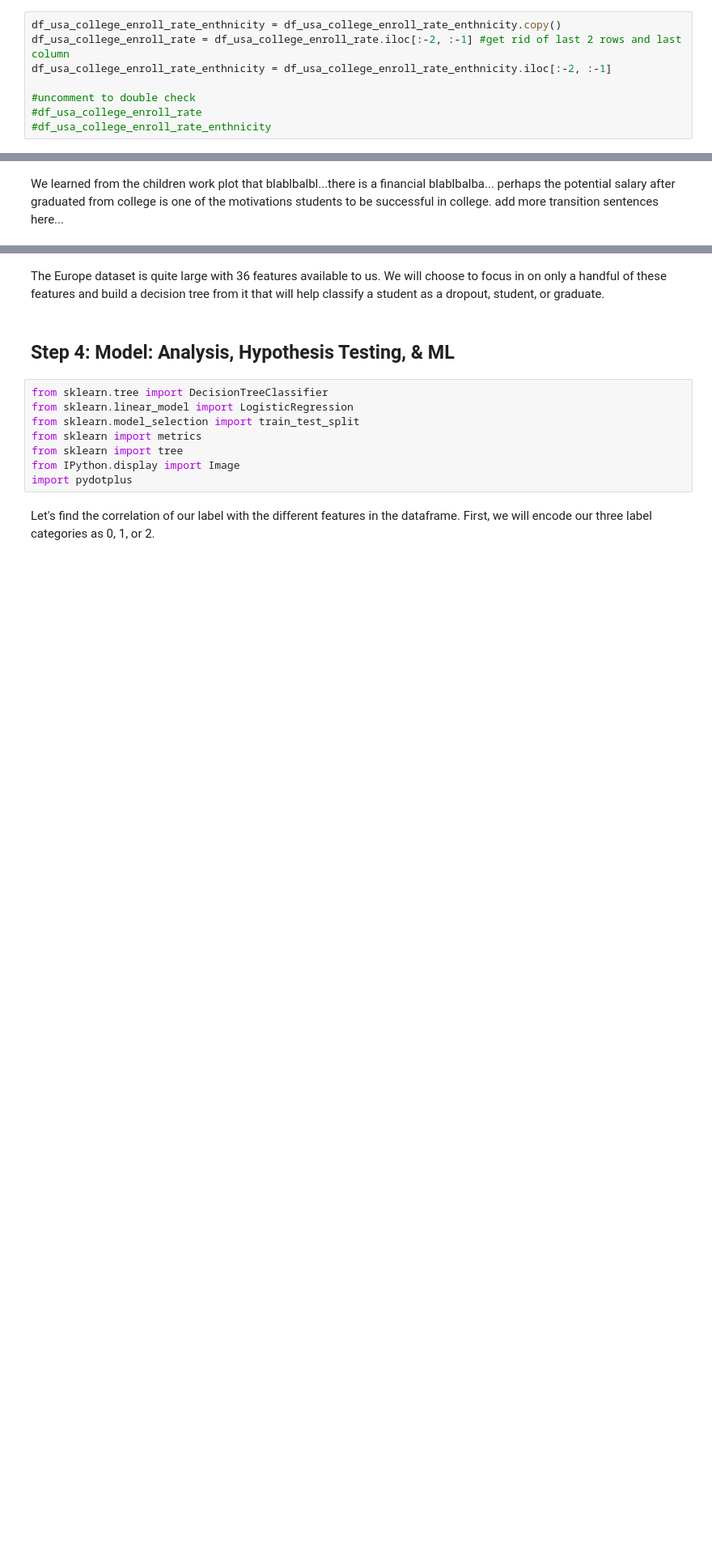
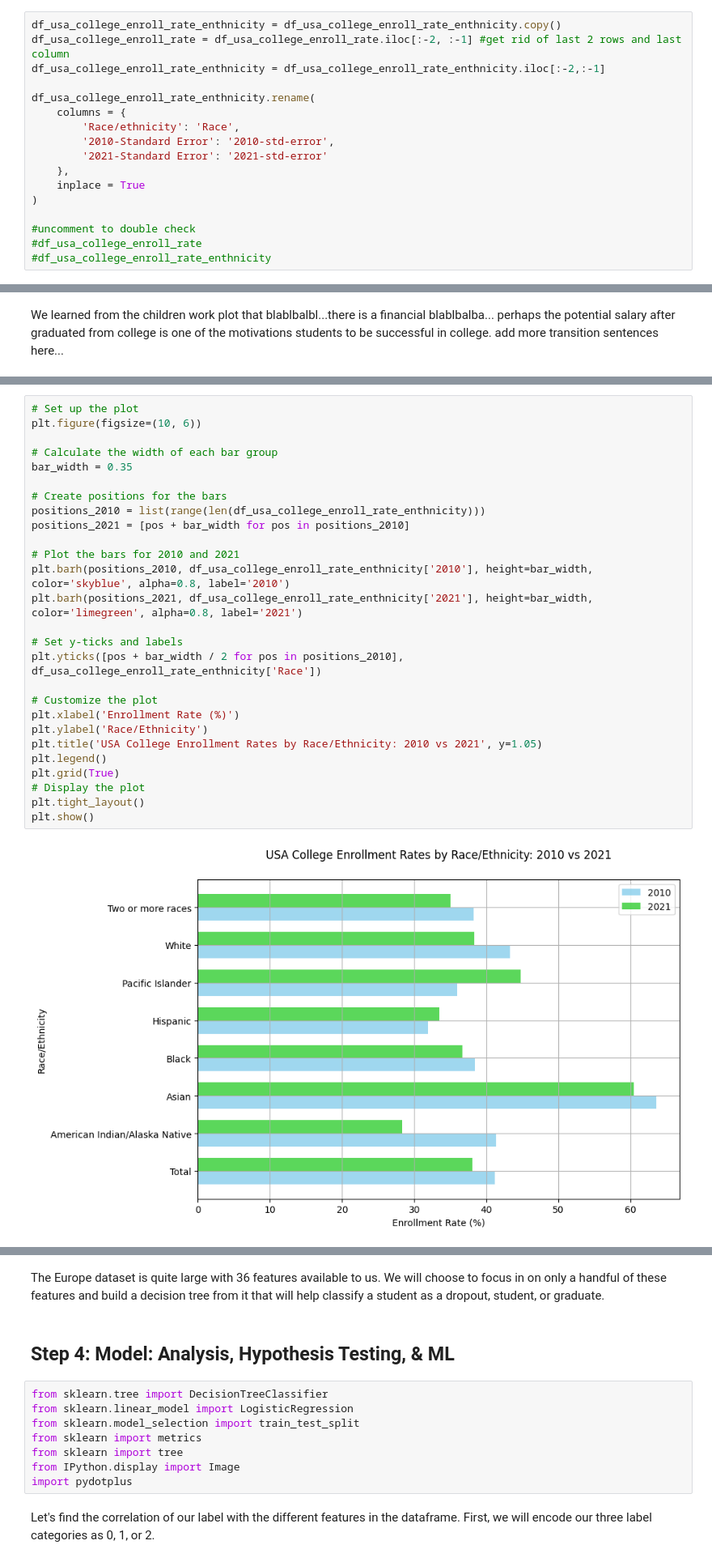
Before and after one commit to jerryliUMD/cmsc320_final_tutorial, a Jupyter notebook: tutorial.ipynb, the cells around one changed output, grey strips where cells are left out. Shown at 81% size. Drawn from its saved outputs; the diff is of its cells as text; blank space fills up the shorter version.

```diff
--- a/tutorial.ipynb
+++ b/tutorial.ipynb
@@ -123,7 +125,16 @@ Observed: From the US college enroll and ethnicity rate table, we will get rid o
 # %%
 df_usa_college_enroll_rate_enthnicity = df_usa_college_enroll_rate_enthnicity.copy()
 df_usa_college_enroll_rate = df_usa_college_enroll_rate.iloc[:-2, :-1] #get rid of last 2 rows and last column
-df_usa_college_enroll_rate_enthnicity = df_usa_college_enroll_rate_enthnicity.iloc[:-2, :-1]
+df_usa_college_enroll_rate_enthnicity = df_usa_college_enroll_rate_enthnicity.iloc[:-2,:-1]
+
+df_usa_college_enroll_rate_enthnicity.rename(
+    columns = {
+        'Race/ethnicity': 'Race',
+        '2010-Standard Error': '2010-std-error',
+        '2021-Standard Error': '2021-std-error'
+    },
+    inplace = True
+)
 
 #uncomment to double check
 #df_usa_college_enroll_rate
@@ -235,0 +352,29 @@ We learned from the children work plot that blablbalbl...there is a financial bl
+# %%
+# Set up the plot
+plt.figure(figsize=(10, 6))
+
+# Calculate the width of each bar group
+bar_width = 0.35
+
+# Create positions for the bars
+positions_2010 = list(range(len(df_usa_college_enroll_rate_enthnicity)))
+positions_2021 = [pos + bar_width for pos in positions_2010]
+
+# Plot the bars for 2010 and 2021
+plt.barh(positions_2010, df_usa_college_enroll_rate_enthnicity['2010'], height=bar_width, color='skyblue', alpha=0.8, label='2010')
+plt.barh(positions_2021, df_usa_college_enroll_rate_enthnicity['2021'], height=bar_width, color='limegreen', alpha=0.8, label='2021')
+
+# Set y-ticks and labels
+plt.yticks([pos + bar_width / 2 for pos in positions_2010], df_usa_college_enroll_rate_enthnicity['Race'])
+
+# Customize the plot
+plt.xlabel('Enrollment Rate (%)')
+plt.ylabel('Race/Ethnicity')
+plt.title('USA College Enrollment Rates by Race/Ethnicity: 2010 vs 2021', y=1.05)
+plt.legend()
+plt.grid(True)
+# Display the plot
+plt.tight_layout()
+plt.show()
+# %% [output]
+[figure, added]
```
Also changed, not shown: parts of 21 cells of this notebook, 3 other files.
